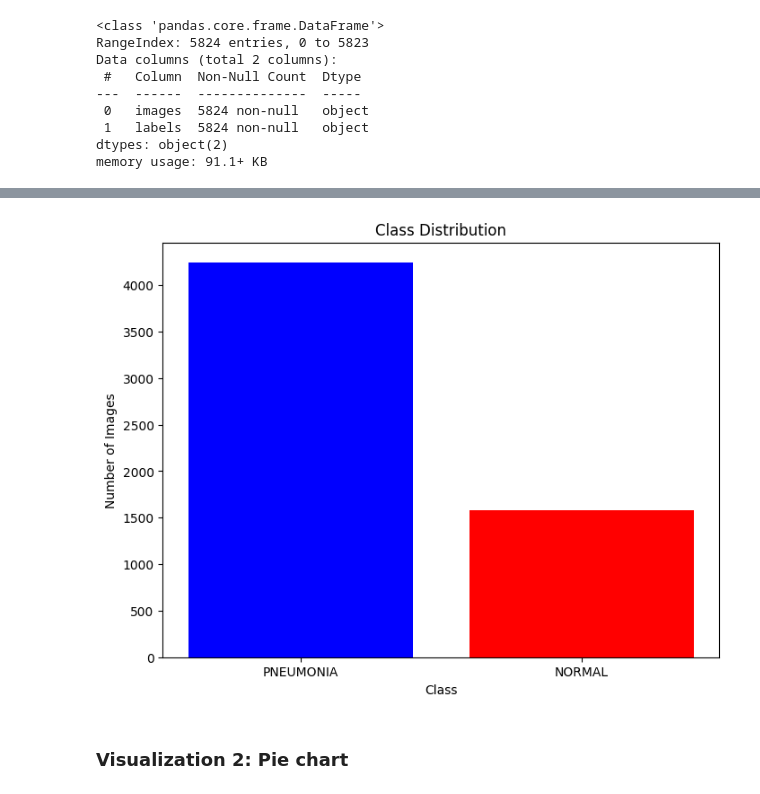
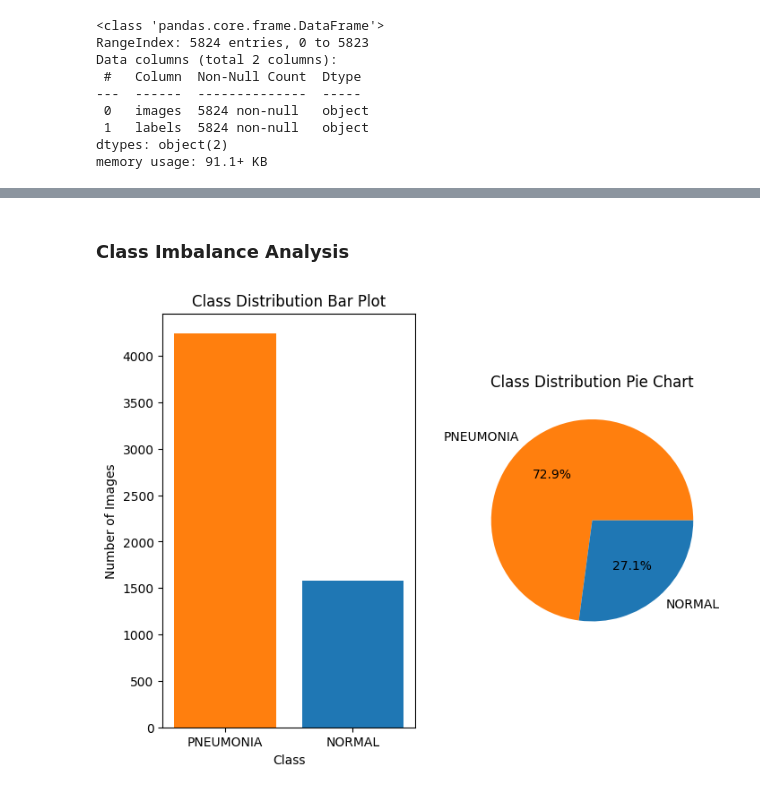
Before and after one commit to o4096/ChestXRayPneumoniaDetection, a Jupyter notebook: eda.ipynb, the cells around one changed output, grey strips where cells are left out. Saved outputs shown, nothing was run; the diff lists cells and outputs as text; code cells hidden in the pictures.

```diff
--- a/eda.ipynb
+++ b/eda.ipynb
@@ -30,14 +35,18 @@ df.head()
+# %% [markdown]
+### Class Imbalance Analysis
 # %%
 counts= df['labels'].value_counts().values
 labels= df['labels'].value_counts().keys()
 # %%
 plt.figure(figsize=(8,6))
-plt.bar(labels, counts, color=['blue', 'red'])
-plt.title('Class Distribution')
+plt.subplot(1, 2, 1)
+plt.bar(labels, counts, color=['C1', 'C0'])
+plt.title('Class Distribution Bar Plot')
 plt.xlabel('Class')
 plt.ylabel('Number of Images')
+plt.subplot(1, 2, 2)
+plt.pie(counts, labels=labels, autopct='%1.1f%%', colors=['C1', 'C0'])
+plt.title('Class Distribution Pie Chart')
 plt.show()
 # %% [output]
-[figure, old version]
+[figure, new version]
-# %% [markdown]
-### Visualization 2: Pie chart
```
Also changed, not shown: parts of 29 cells of this notebook, 12 other files.
